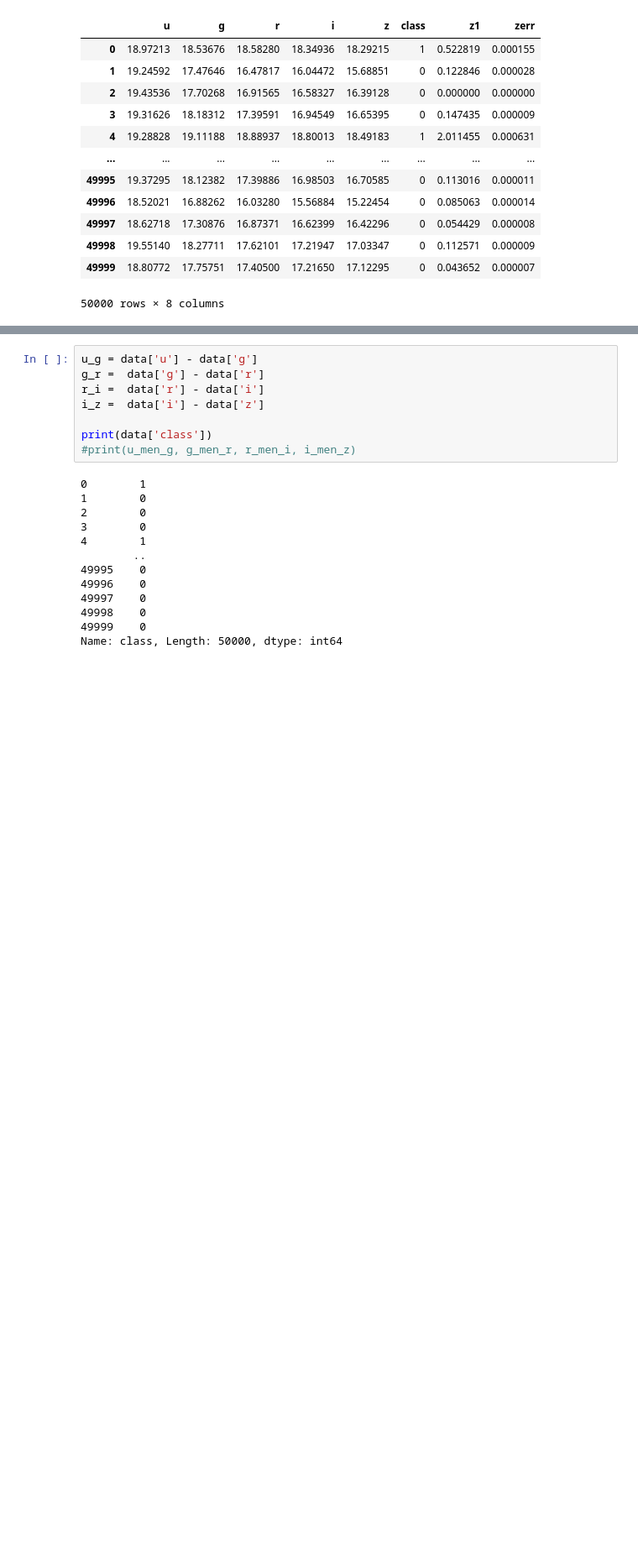
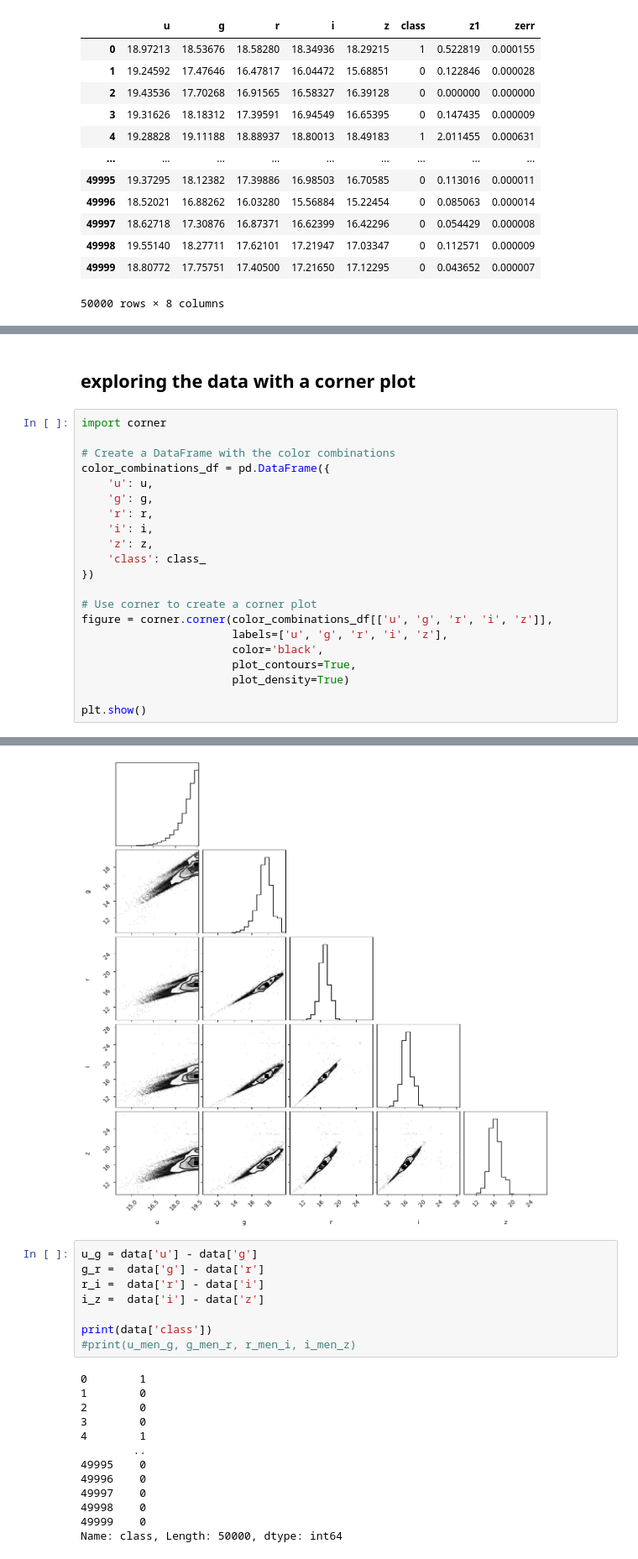
Before and after one commit to malvibellotti/astrostatistics_bicocca_2024, a Jupyter notebook: working/lecture_19_galaxy_quasars.ipynb, the cells around one changed output, grey strips where cells are left out. Shown at 84% size. Drawn from its saved outputs; the diff is of its cells as text; blank space fills up the shorter version.

```diff
--- a/working/lecture_19_galaxy_quasars.ipynb
+++ b/working/lecture_19_galaxy_quasars.ipynb
@@ -94,0 +73,24 @@ fig.colorbar(scatter, ax=axes, orientation='horizontal', fraction=0.02, pad=0.04
+# %% [markdown]
+## exploring the data with a corner plot
+# %%
+import corner
+
+# Create a DataFrame with the color combinations
+color_combinations_df = pd.DataFrame({
+    'u': u,
+    'g': g,
+    'r': r,
+    'i': i,
+    'z': z,
+    'class': class_
+})
+
+# Use corner to create a corner plot
+figure = corner.corner(color_combinations_df[['u', 'g', 'r', 'i', 'z']],
+                       labels=['u', 'g', 'r', 'i', 'z'],
+                       color='black',
+                       plot_contours=True,
+                       plot_density=True)
+
+plt.show()
+# %% [output]
@@ -95,3 +100,4 @@ fig.colorbar(scatter, ax=axes, orientation='horizontal', fraction=0.02, pad=0.04
+[figure, added]
 # %%
 u_g = data['u'] - data['g']
 g_r =  data['g'] - data['r']
```
Also changed, not shown: parts of 16 cells of this notebook, 2 other files.
